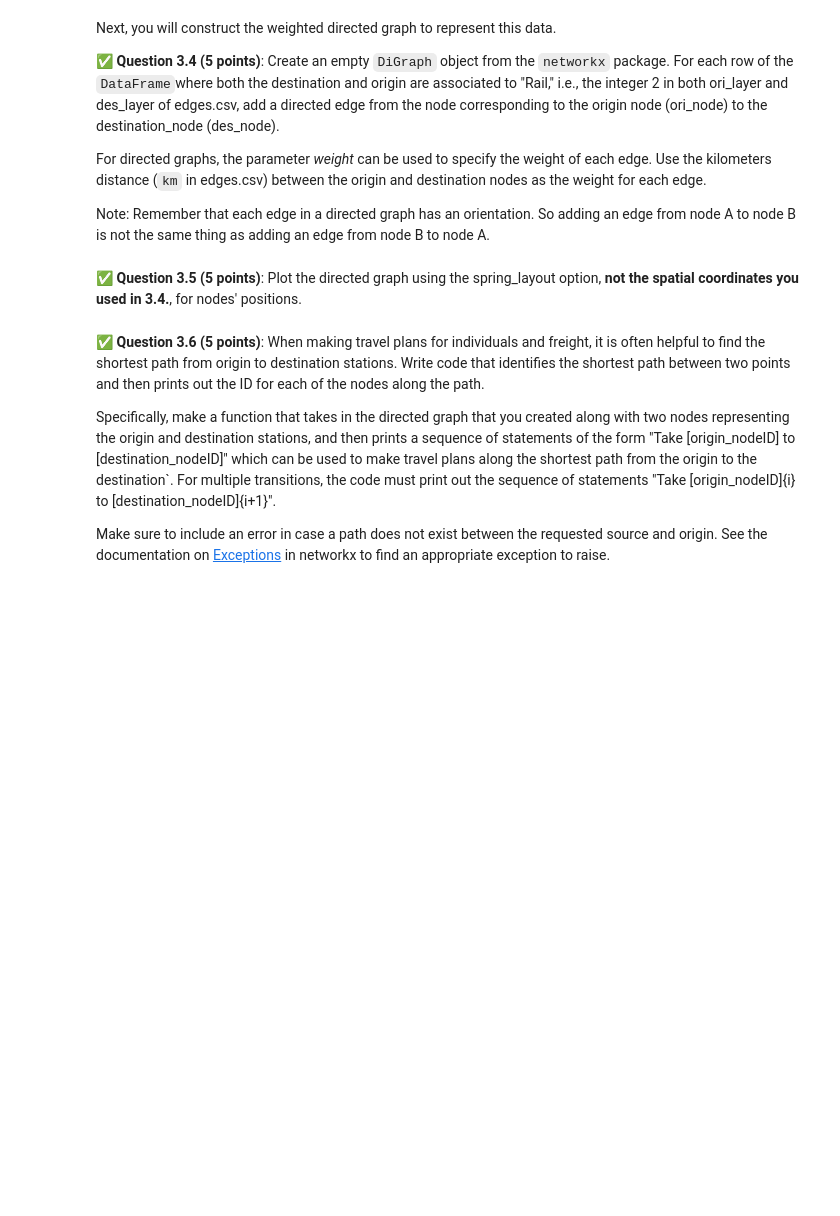
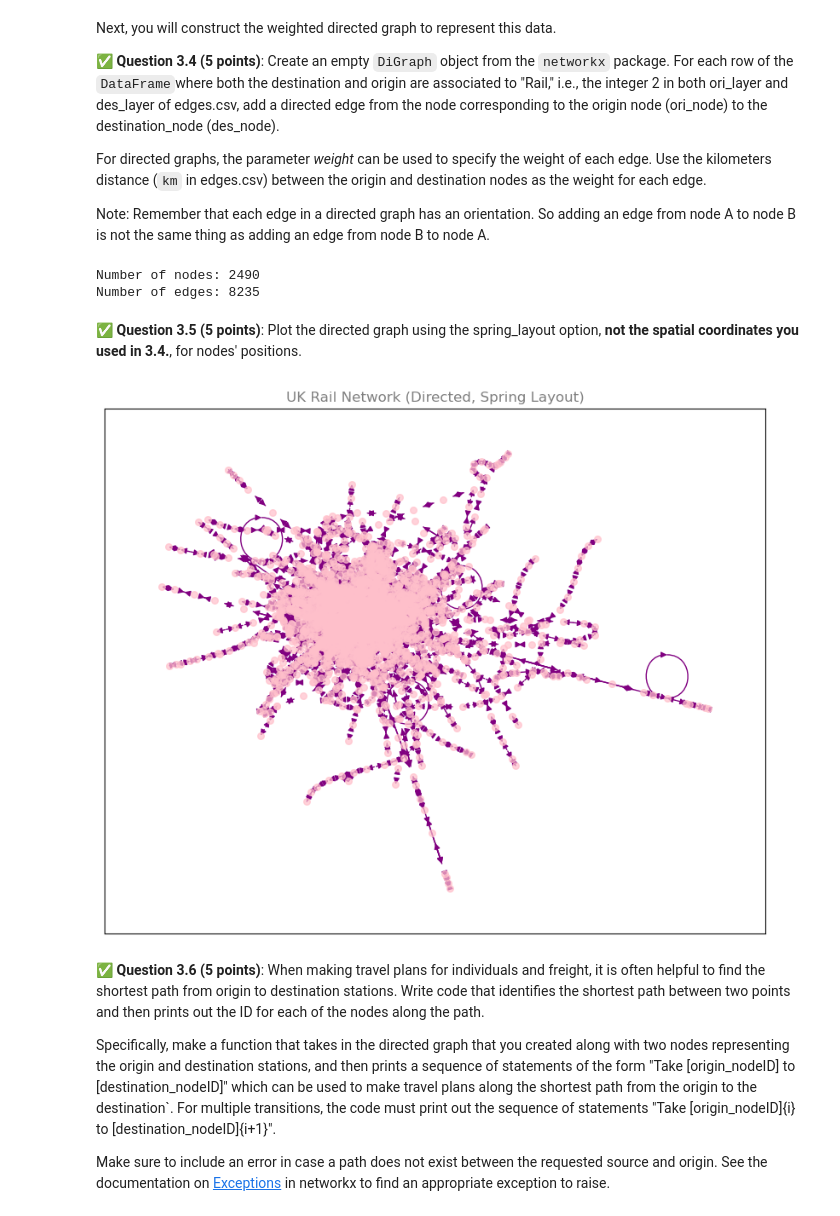
Before and after one commit to winbergd/cmse202-f25-turnin, a Jupyter notebook: hw-02/Homework2_CMSE202.ipynb, the cells around one changed output. Cells and saved outputs as stored; diff of their text form; code cells hidden in the pictures; blank space fills up the shorter version.

```diff
--- a/hw-02/Homework2_CMSE202.ipynb
+++ b/hw-02/Homework2_CMSE202.ipynb
@@ -547,2 +606,15 @@ Note: Remember that each edge in a directed graph has an orientation. So adding
+# %%
+# Your code here
+DG = nx.DiGraph()
+rail_edges = edges[(edges["ori_layer"] ==2)&(edges["des_layer"]==2)]
+
+for _, row in rail_edges.iterrows():
+    DG.add_edge(row["ori_node"], row["des_node"], weight=row["km"])
+
+print("Number of nodes:", DG.number_of_nodes())
+print("Number of edges:", DG.number_of_edges())
+# %% [output]
+Number of nodes: 2490
+Number of edges: 8235
 # %% [markdown]
 &#9989;  **Question 3.5 (5 points)**: Plot the directed graph using the spring_layout option, __not the spatial coordinates you used in 3.4.__, for nodes' positions.
@@ -551,3 +621,14 @@ Note: Remember that each edge in a directed graph has an orientation. So adding
+# %%
+# Your code here
+pos = nx.spring_layout(DG, seed=42)
+
+plt.figure(figsize=(10,8))
+nx.draw_networkx_nodes(DG, pos,node_size=30, node_color="pink", alpha =0.7)
+nx.draw_networkx_edges(DG, pos, edge_color="purple")
+plt.title("UK Rail Network (Directed, Spring Layout)", alpha=0.5)
+plt.show()
+# %% [output]
+[figure, added]
 # %% [markdown]
 &#9989;  **Question 3.6 (5 points)**: When making travel plans for individuals and freight, it is often helpful to find the shortest path from origin to destination stations. Write code that identifies the shortest path between two points and then prints out the ID for each of the nodes along the path.
 
```
Also changed, not shown: parts of 8 cells of this notebook.
